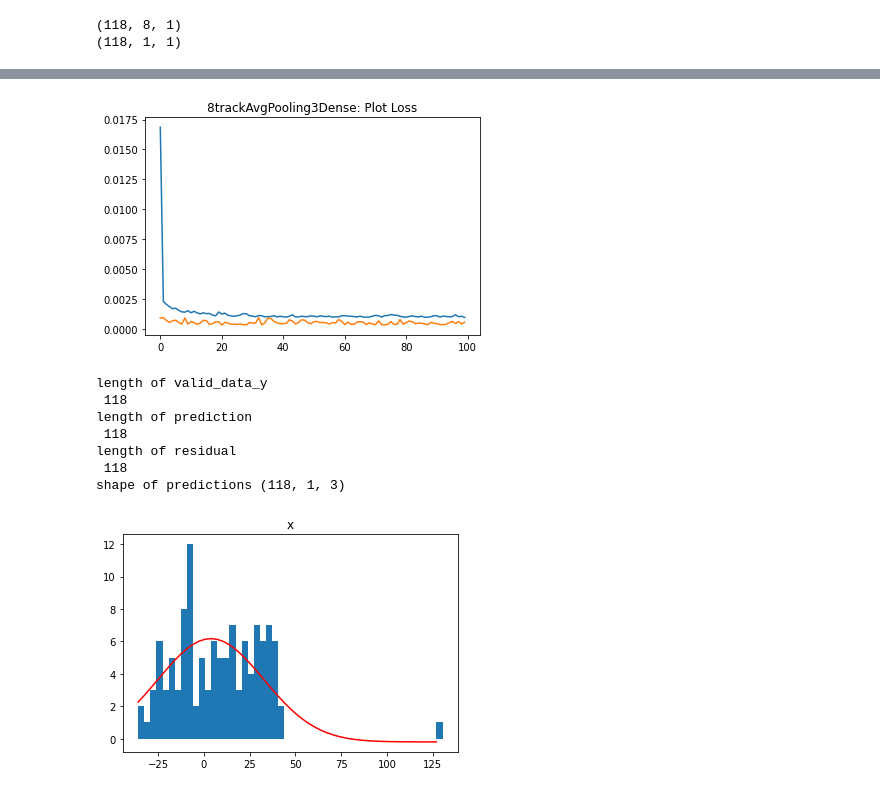
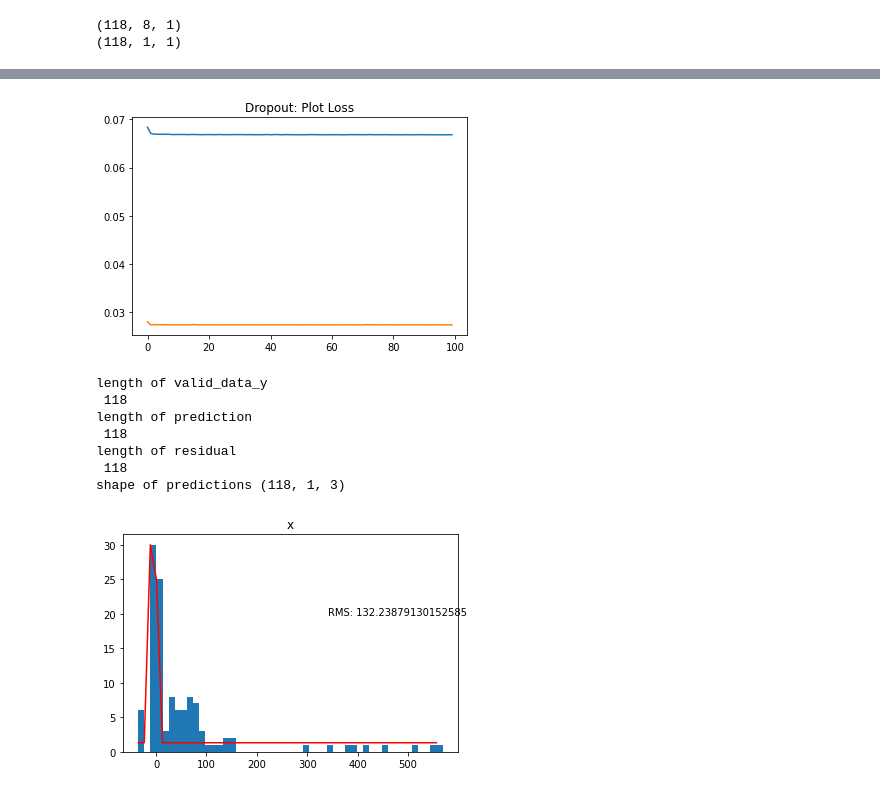
Before and after one commit to ryansantos1174/ParticleTrack, a Jupyter notebook: Particle_Tracking.ipynb, the cells around one changed output, grey strips where cells are left out. Cells and saved outputs as stored; diff of their text form; code cells hidden in the pictures.

Commit message:
test on relu model

```diff
--- a/Particle_Tracking.ipynb
+++ b/Particle_Tracking.ipynb
@@ -52,7 +52,7 @@ spherical_conversion(test_df)
 | 1 | 5.385165 | 1.190290 |
 | 2 | 6.708204 | 1.107149 |
 # %%
-file = '../Data/event100000594-truth.csv'
+file = './Data/event100000594-truth.csv'
 truth = pd.read_csv(file)
 plt.clf()
 #print(hits1.loc[hits1['hit_id']==67478])
@@ -155,7 +155,7 @@ def unique(list1):
 # %%
 # First attempt with all values positive and
 ## Do I take out all particle_id =0 as they are noise?
-hits_file = '../Data/event100000594-hits.csv'
+hits_file = './Data/event100000594-hits.csv'
 data = pd.read_csv(hits_file)
 #display(data)
 data['particle_id'] =truth['particle_id']
@@ -359,7 +359,7 @@ print(test_data_x_array.shape)
 (1057, 1, 1)
 (118, 8, 1)
 # %%
-test = EightTrackModelAvgPooling3Dense('tanh', 'neurons', 'output')
+test = TrackModelDropoutRelu('relu', 'neurons', 'output', 0.05)
 #test_cyl = TestModel4('tanh', 'neurons', 'output')
 # %%
 print(test_data_x_array.shape)
@@ -368,6 +368,6 @@ print(test_data_y_array.shape)
 (118, 8, 1)
 (118, 1, 1)
 # %%
-model_trainer(test, '8trackAvgPooling3Dense', train_data_x_array, train_data_y_array, test_data_x_array,
+model_trainer(test, 'Dropout', train_data_x_array, train_data_y_array, test_data_x_array,
               test_data_y_array, max_values, save=False, save_dir='../Results', bad_points=True, dimensions=1)
 # %% [output]
@@ -391,9 +391,9 @@ test loss: 0.0006185834645293653
-[figure, old version]
+[figure, new version]
 length of valid_data_y
  118
 length of prediction
  118
 length of residual
  118
 shape of predictions (118, 1, 3)
-[figure, old version]
+[figure, new version]
```
Also changed, not shown: parts of 3 cells of this notebook.
